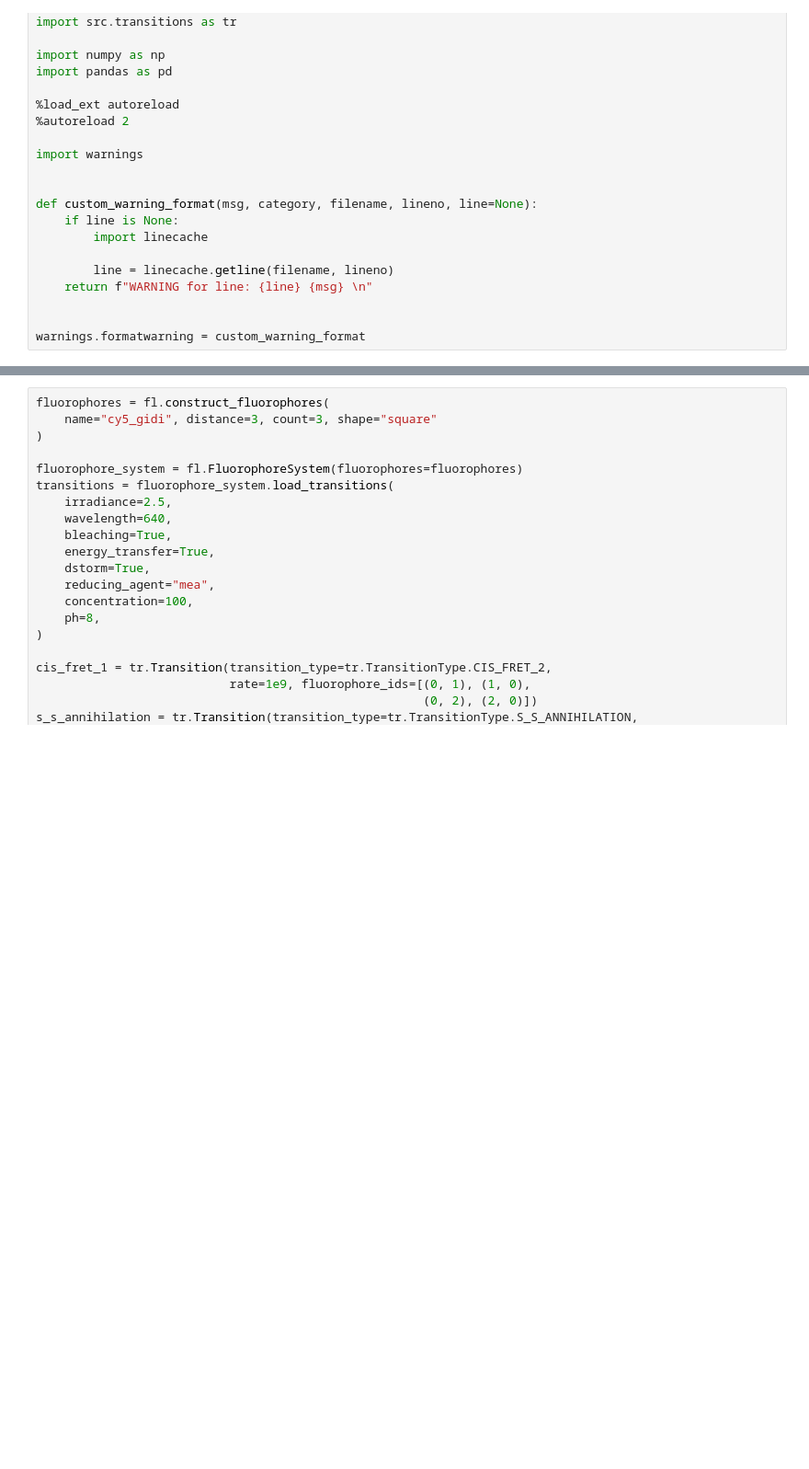
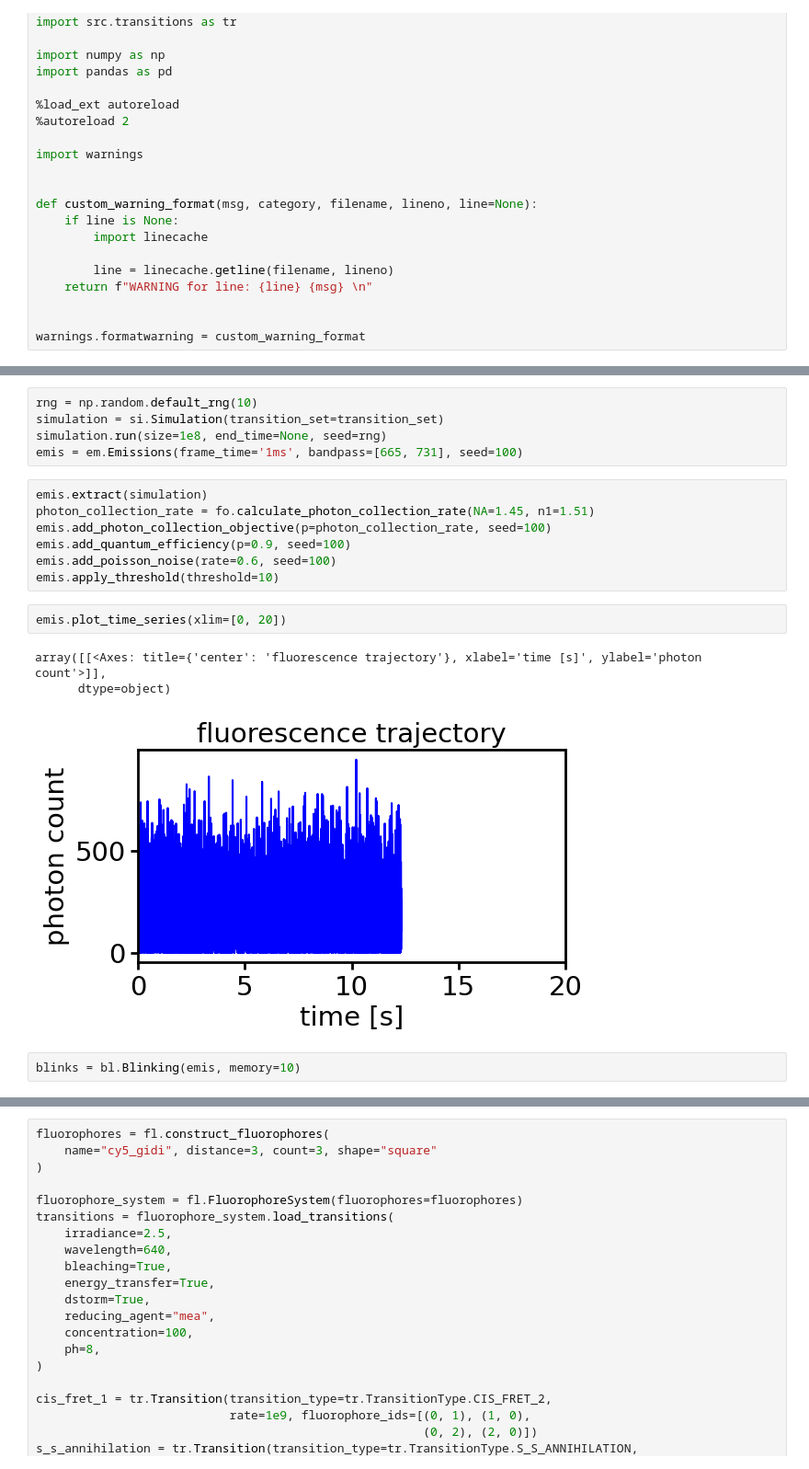
Before and after one commit to super-resolution/Fluopy, a Jupyter notebook: notebooks/cy5/simulations/3nm.ipynb, the cells around one changed output, grey strips where cells are left out. Shown at 92% size. Cells and saved outputs as stored; diff of their text form; blank space fills up the shorter version.

```diff
--- a/notebooks/cy5/simulations/3nm.ipynb
+++ b/notebooks/cy5/simulations/3nm.ipynb
@@ -44,0 +154,20 @@ warnings.formatwarning = custom_warning_format
+# %%
+rng = np.random.default_rng(10)
+simulation = si.Simulation(transition_set=transition_set)
+simulation.run(size=1e8, end_time=None, seed=rng)
+emis = em.Emissions(frame_time='1ms', bandpass=[665, 731], seed=100)
+# %%
+emis.extract(simulation)
+photon_collection_rate = fo.calculate_photon_collection_rate(NA=1.45, n1=1.51)
+emis.add_photon_collection_objective(p=photon_collection_rate, seed=100)
+emis.add_quantum_efficiency(p=0.9, seed=100)
+emis.add_poisson_noise(rate=0.6, seed=100)
+emis.apply_threshold(threshold=10)
+# %%
+emis.plot_time_series(xlim=[0, 20])
+# %% [output]
+array([[<Axes: title={'center': 'fluorescence trajectory'}, xlabel='time [s]', ylabel='photon count'>]],
+      dtype=object)
+[figure, added]
+# %%
+blinks = bl.Blinking(emis, memory=10)
```
Also changed, not shown: parts of 5 cells of this notebook, 37 other files.
